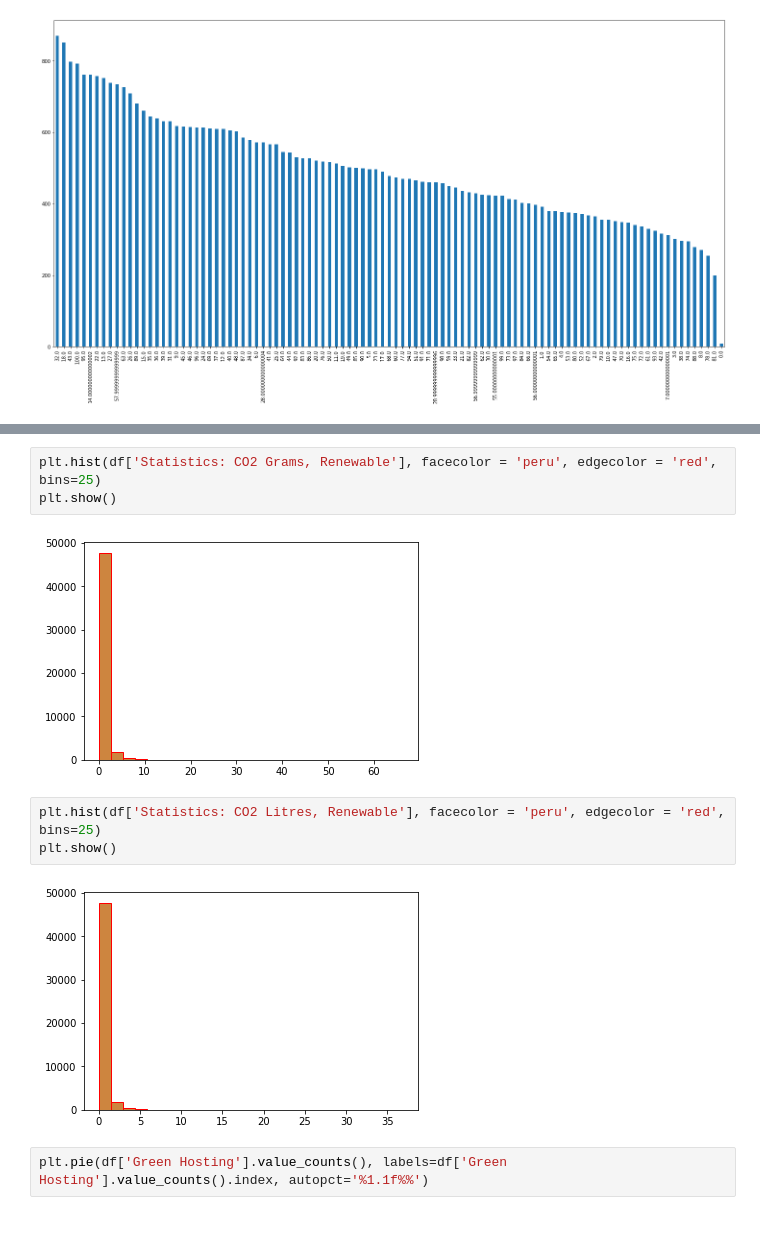
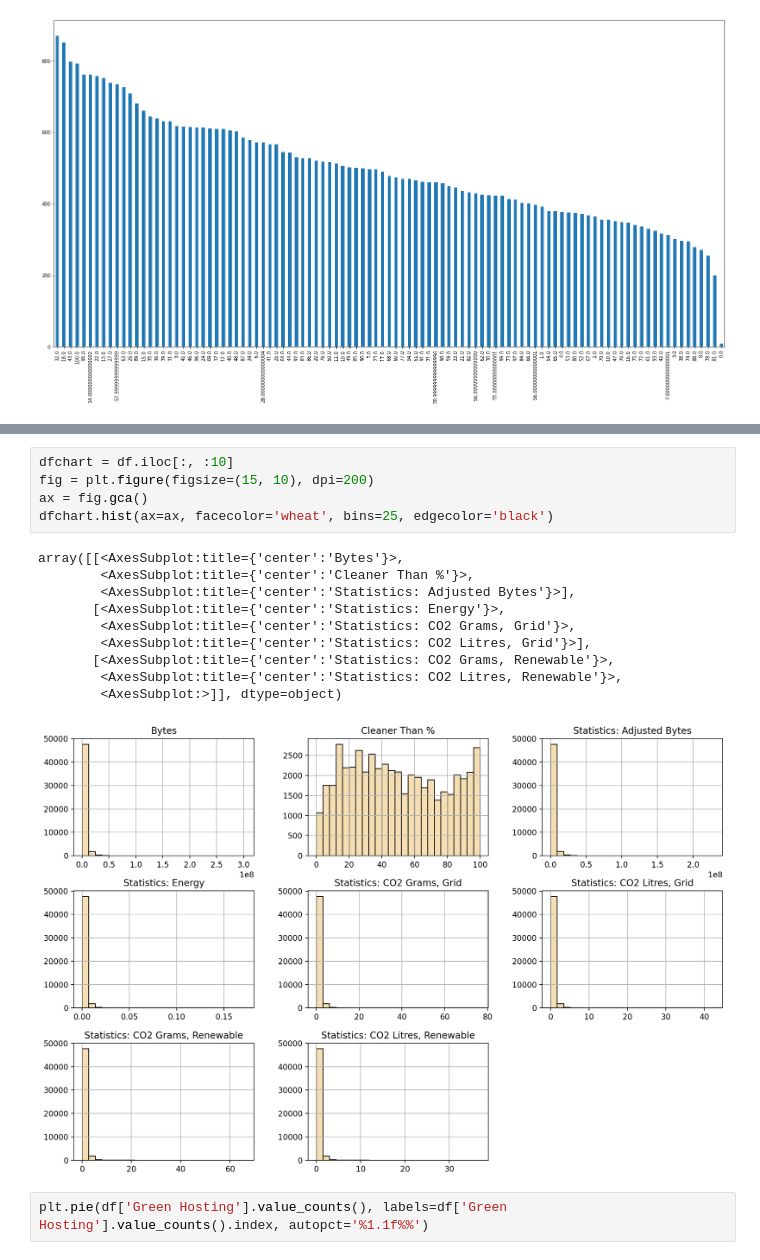
Before and after one commit to ivanivanov10101/bachelor-project, a Jupyter notebook: CSV.ipynb, the cells around one changed output, grey strips where cells are left out. Cells and saved outputs as stored; diff of their text form; blank space fills up the shorter version.

```diff
--- a/CSV.ipynb
+++ b/CSV.ipynb
@@ -553,13 +537,19 @@ plt.show()
-# %%
-plt.hist(df['Statistics: CO2 Grams, Renewable'], facecolor = 'peru', edgecolor = 'red', bins=25)
-plt.show()
-# %% [output]
-[figure, removed]
-# %%
-plt.hist(df['Statistics: CO2 Litres, Renewable'], facecolor = 'peru', edgecolor = 'red', bins=25)
-plt.show()
-# %% [output]
-[figure, removed]
+# %%
+dfchart = df.iloc[:, :10]
+fig = plt.figure(figsize=(15, 10), dpi=200)
+ax = fig.gca()
+dfchart.hist(ax=ax, facecolor='wheat', bins=25, edgecolor='black')
+# %% [output]
+array([[<AxesSubplot:title={'center':'Bytes'}>,
+        <AxesSubplot:title={'center':'Cleaner Than %'}>,
+        <AxesSubplot:title={'center':'Statistics: Adjusted Bytes'}>],
+       [<AxesSubplot:title={'center':'Statistics: Energy'}>,
+        <AxesSubplot:title={'center':'Statistics: CO2 Grams, Grid'}>,
+        <AxesSubplot:title={'center':'Statistics: CO2 Litres, Grid'}>],
+       [<AxesSubplot:title={'center':'Statistics: CO2 Grams, Renewable'}>,
+        <AxesSubplot:title={'center':'Statistics: CO2 Litres, Renewable'}>,
+        <AxesSubplot:>]], dtype=object)
+[figure, added]
 # %%
 plt.pie(df['Green Hosting'].value_counts(), labels=df['Green Hosting'].value_counts().index, autopct='%1.1f%%')
 # %% [output]
```
Also changed, not shown: parts of 8 cells of this notebook.
